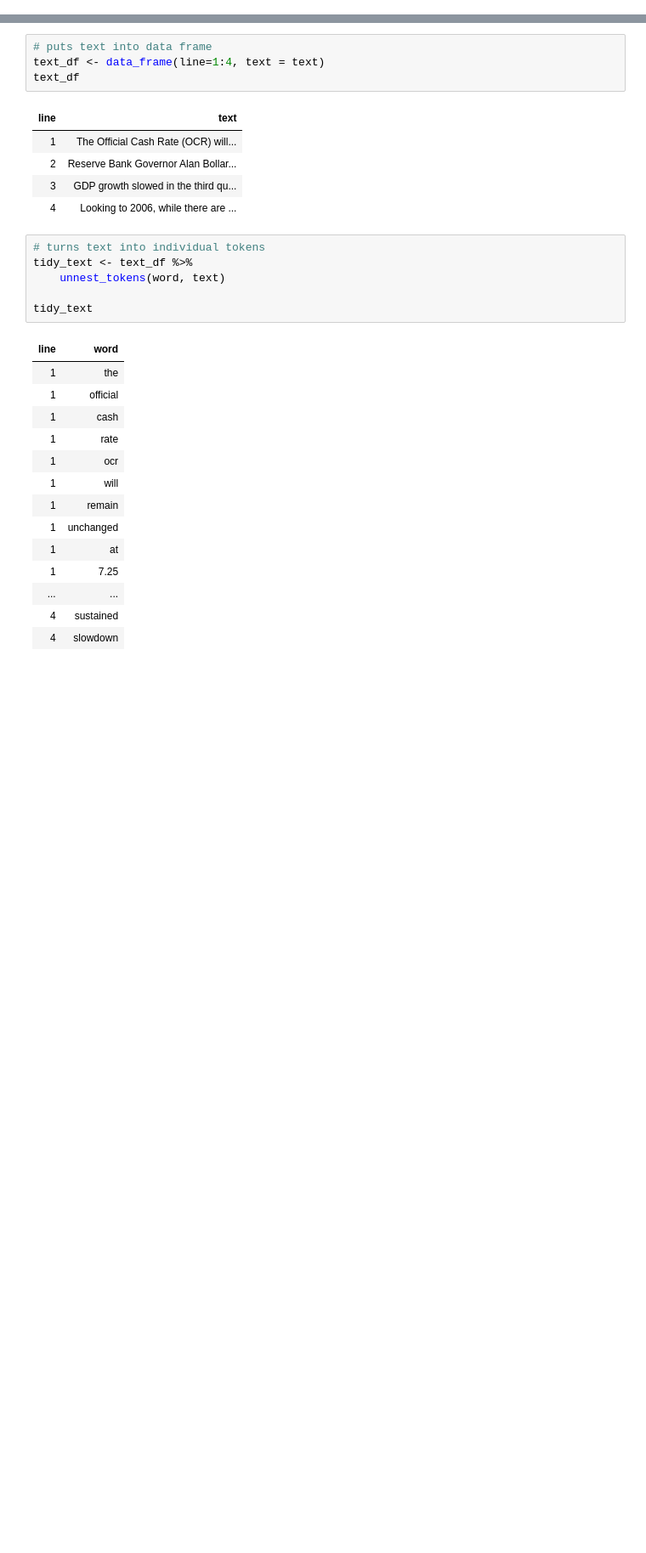
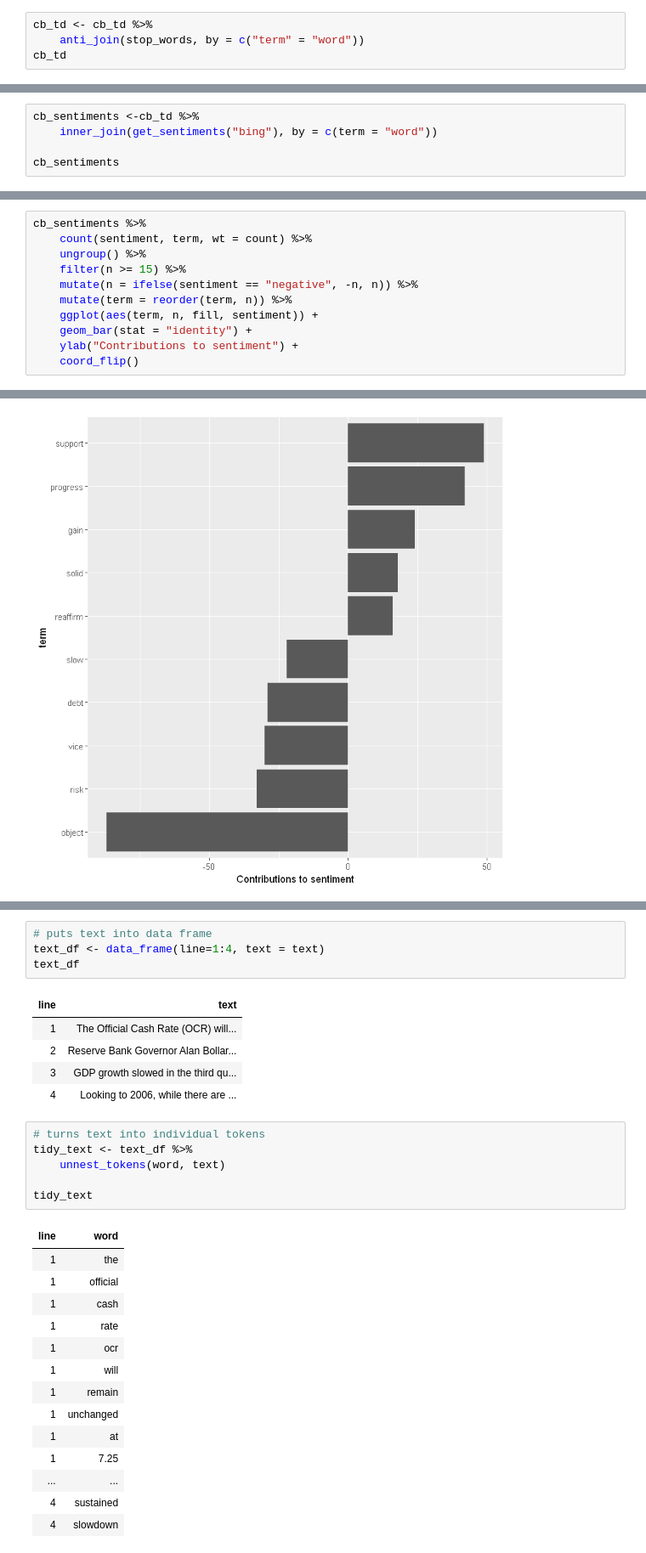
Before and after one commit to lachlandeer/central-bank-nlp, a Jupyter notebook: Tidy Text.ipynb, the cells around one changed output, grey strips where cells are left out. Shown: that part at 85% size. Saved outputs shown, nothing was run; the diff lists cells and outputs as text; blank space fills up the shorter version.

```diff
--- a/Tidy Text.ipynb
+++ b/Tidy Text.ipynb
@@ -21,0 +42,4 @@ text <- c("The Official Cash Rate (OCR) will remain unchanged at 7.25 percent.",
+# %%
+cb_td <- cb_td %>%
+    anti_join(stop_words, by = c("term" = "word"))
+cb_td
@@ -21,0 +67,5 @@ text <- c("The Official Cash Rate (OCR) will remain unchanged at 7.25 percent.",
+# %%
+cb_sentiments <-cb_td %>%
+    inner_join(get_sentiments("bing"), by = c(term = "word"))
+
+cb_sentiments
@@ -21,0 +111,12 @@ text <- c("The Official Cash Rate (OCR) will remain unchanged at 7.25 percent.",
+# %%
+cb_sentiments %>%
+    count(sentiment, term, wt = count) %>%
+    ungroup() %>%
+    filter(n >= 15) %>%
+    mutate(n = ifelse(sentiment == "negative", -n, n)) %>%
+    mutate(term = reorder(term, n)) %>%
+    ggplot(aes(term, n, fill, sentiment)) +
+    geom_bar(stat = "identity") +
+    ylab("Contributions to sentiment") +
+    coord_flip()
+# %% [output]
@@ -21,0 +125 @@ text <- c("The Official Cash Rate (OCR) will remain unchanged at 7.25 percent.",
+[figure, added]
```
Also changed, not shown: parts of 15 cells of this notebook, 2 other files.
